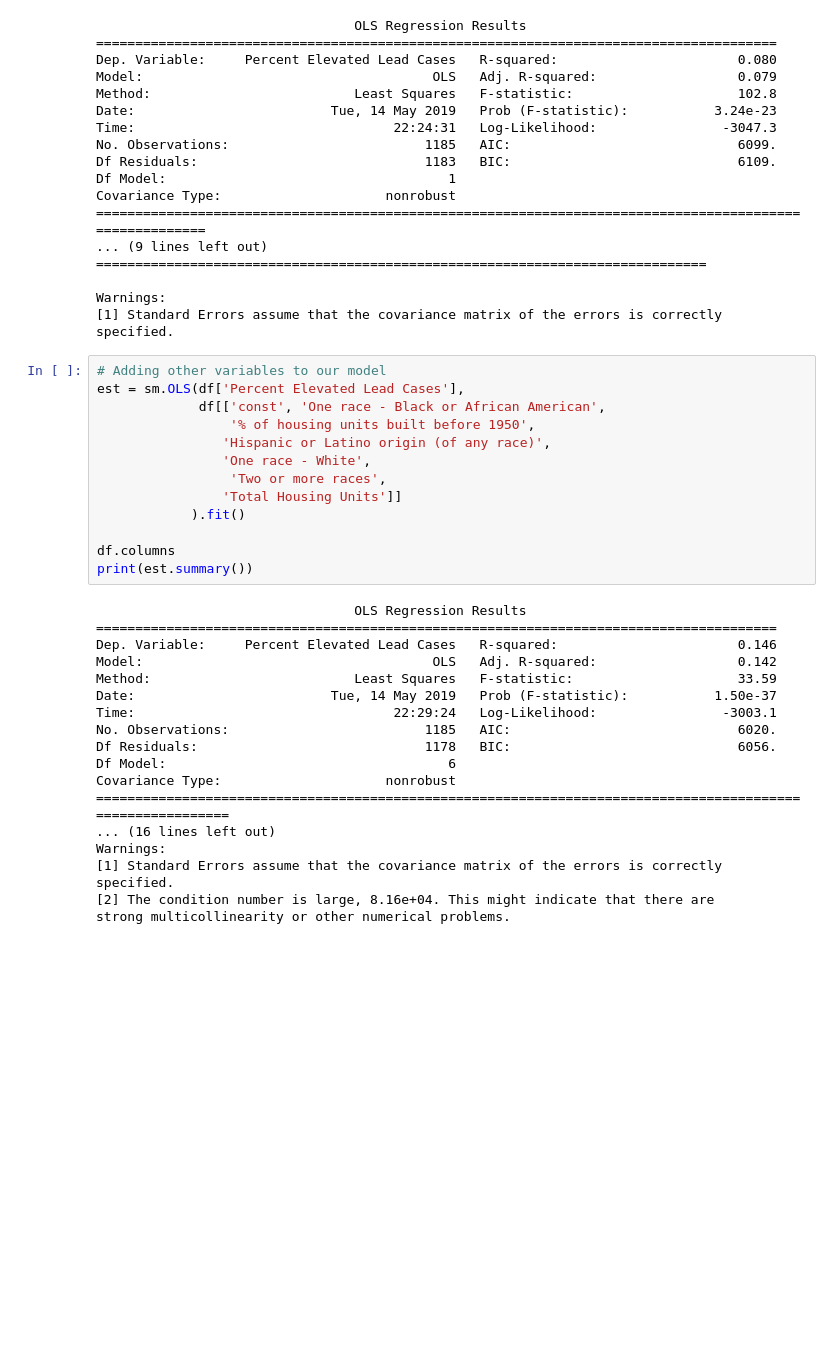
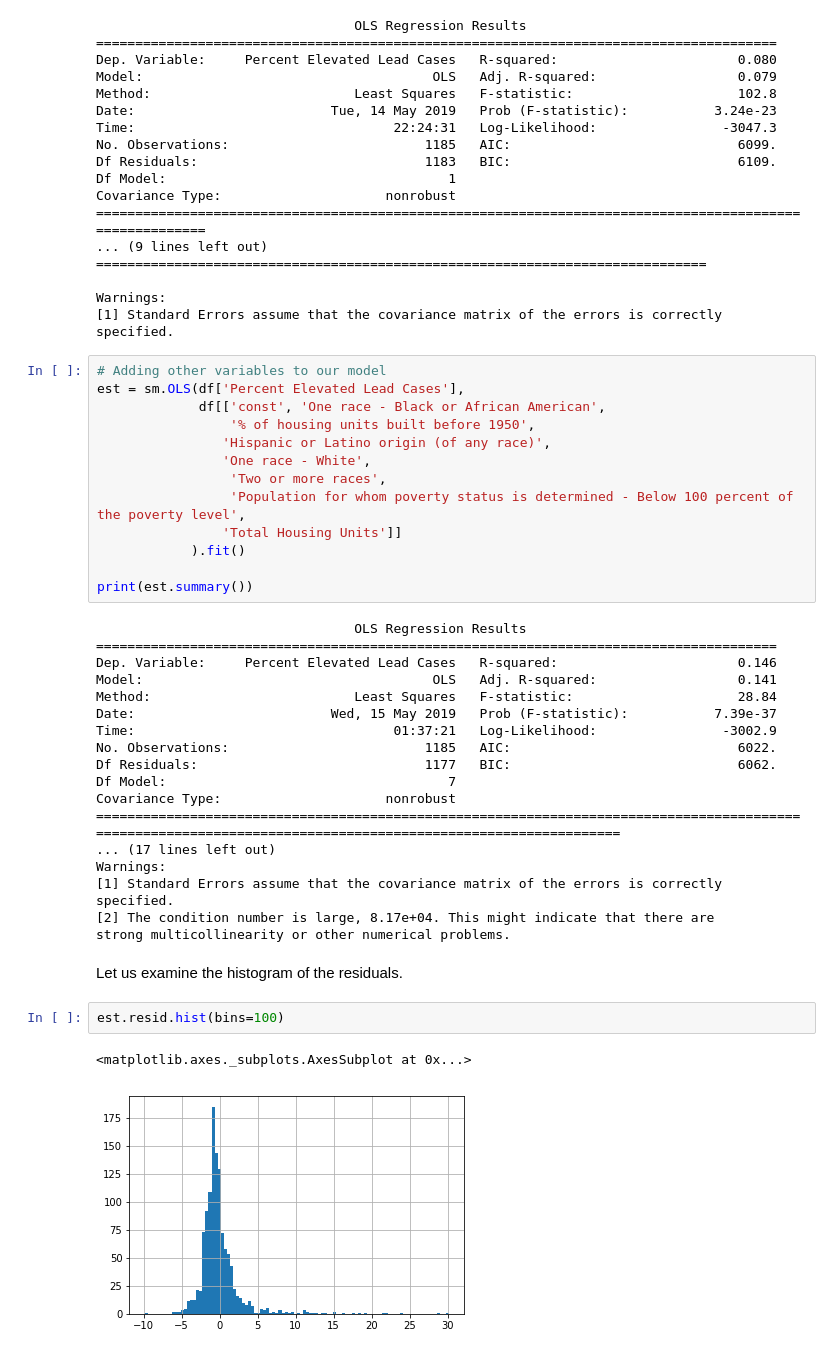
Before and after one commit to ahalyasanjiv/ChildhoodLeadExposure, a Jupyter notebook: Linear_Regression_Model.ipynb, the cells around one changed output. Cells and saved outputs as stored; diff of their text form; blank space fills up the shorter version.

```diff
--- a/Linear_Regression_Model.ipynb
+++ b/Linear_Regression_Model.ipynb
@@ -145,26 +147,33 @@ est = sm.OLS(df['Percent Elevated Lead Cases'],
                 'Hispanic or Latino origin (of any race)',
                 'One race - White',
                  'Two or more races',
+                 'Population for whom poverty status is determined - Below 100 percent of the poverty level',
                 'Total Housing Units']]
             ).fit()
 
-df.columns
 print(est.summary())
 # %% [output]
                                  OLS Regression Results
 =======================================================================================
 Dep. Variable:     Percent Elevated Lead Cases   R-squared:                       0.146
-Model:                                     OLS   Adj. R-squared:                  0.142
-Method:                          Least Squares   F-statistic:                     33.59
-Date:                         Tue, 14 May 2019   Prob (F-statistic):           1.50e-37
-Time:                                 22:29:24   Log-Likelihood:                -3003.1
-No. Observations:                         1185   AIC:                             6020.
-Df Residuals:                             1178   BIC:                             6056.
-Df Model:                                    6
+Model:                                     OLS   Adj. R-squared:                  0.141
+Method:                          Least Squares   F-statistic:                     28.84
+Date:                         Wed, 15 May 2019   Prob (F-statistic):           7.39e-37
+Time:                                 01:37:21   Log-Likelihood:                -3002.9
+No. Observations:                         1185   AIC:                             6022.
+Df Residuals:                             1177   BIC:                             6062.
+Df Model:                                    7
 Covariance Type:                     nonrobust
-===========================================================================================================
-... (16 lines left out)
+=============================================================================================================================================================
+... (17 lines left out)
 Warnings:
 [1] Standard Errors assume that the covariance matrix of the errors is correctly specified.
-[2] The condition number is large, 8.16e+04. This might indicate that there are
+[2] The condition number is large, 8.17e+04. This might indicate that there are
 strong multicollinearity or other numerical problems.
+# %% [markdown]
+Let us examine the histogram of the residuals.
+# %%
+est.resid.hist(bins=100)
+# %% [output]
+<matplotlib.axes._subplots.AxesSubplot at 0x...>
+[figure, added]
```
Also changed, not shown: parts of 14 cells of this notebook.
